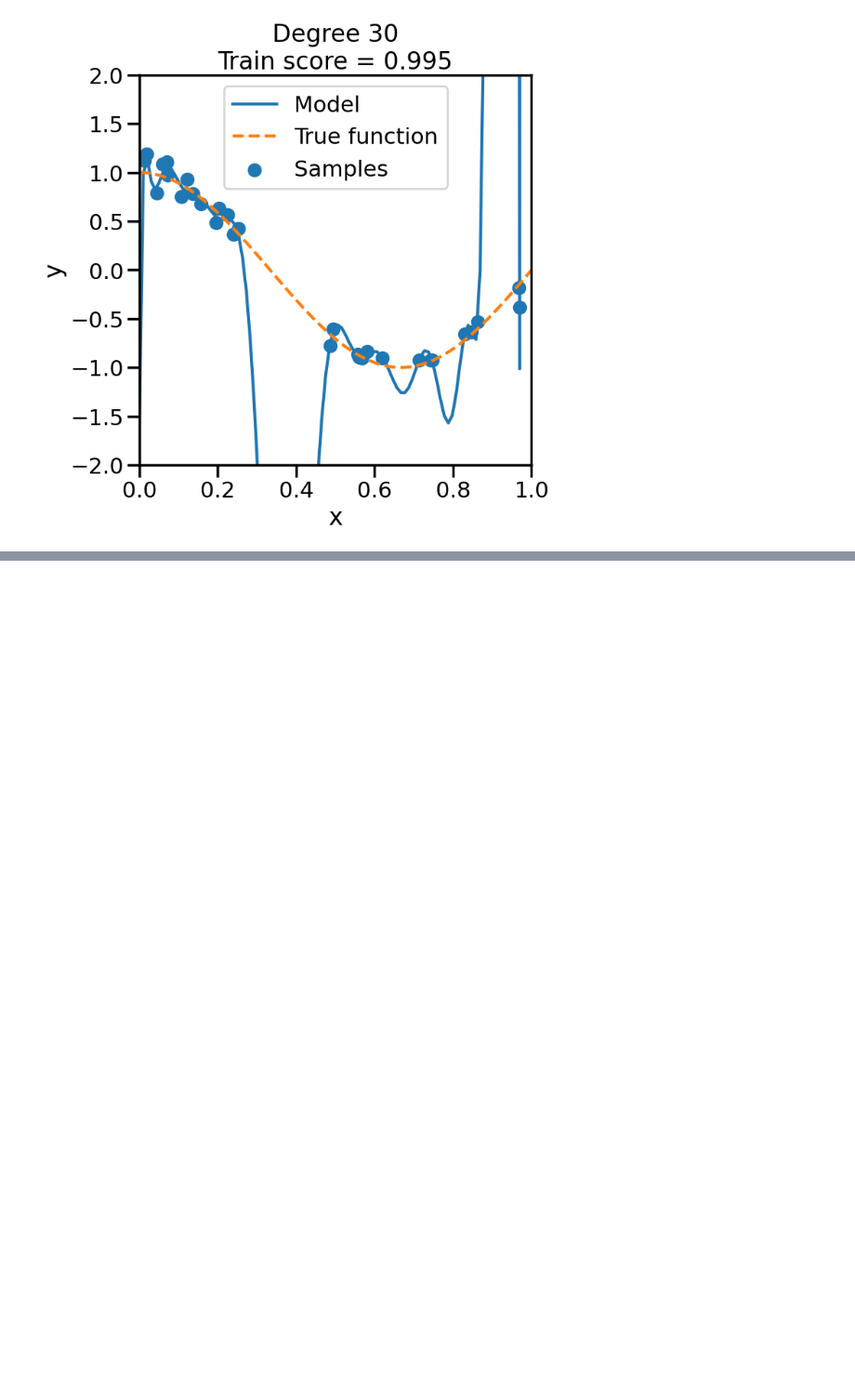
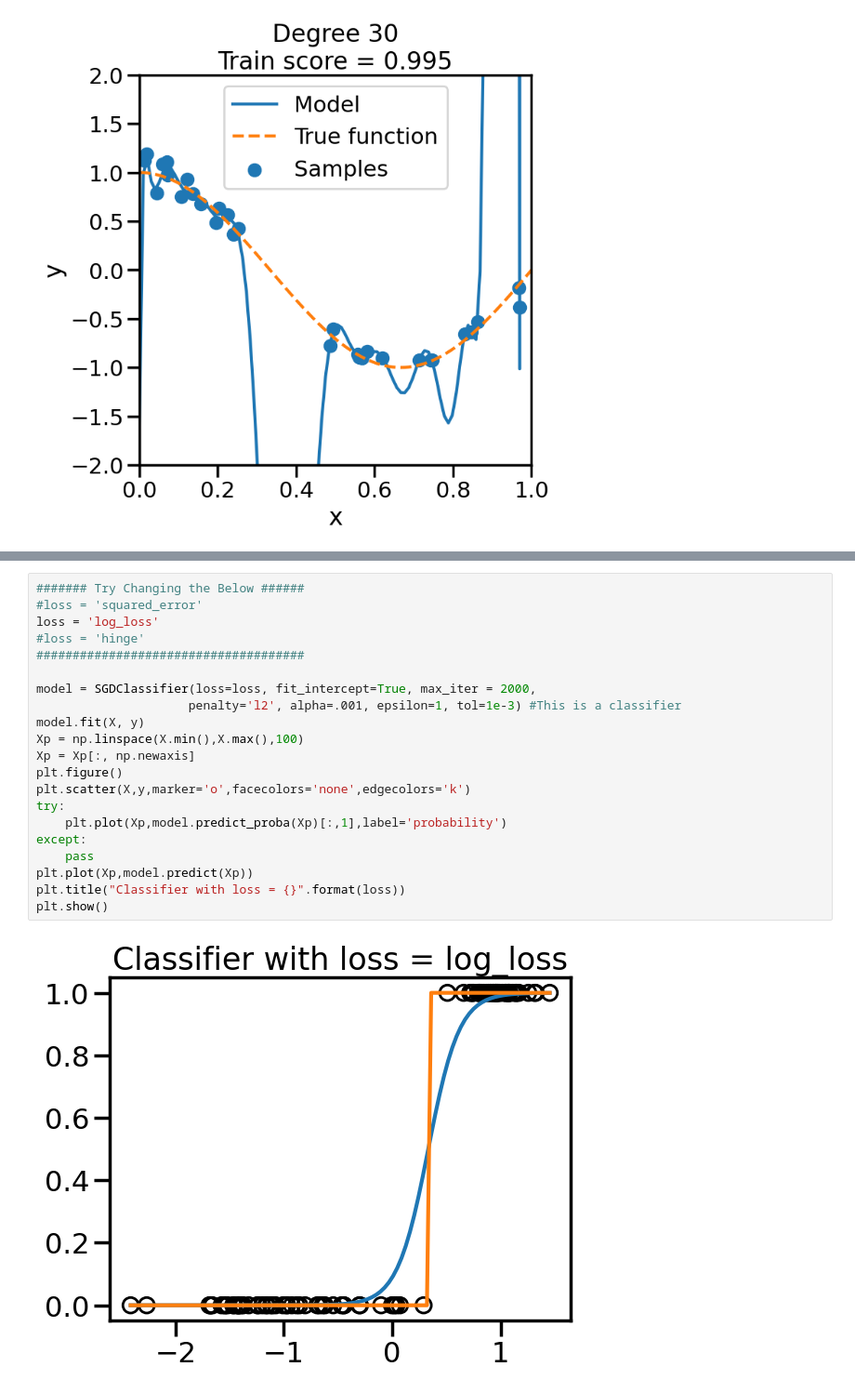
Before and after one commit to MohammadHHasan2/ME4452, a Jupyter notebook: Linear Regression/Linear_Regression.ipynb, the cells around one changed output, grey strips where cells are left out. Shown at 93% size. Drawn from its saved outputs; the diff is of its cells as text; blank space fills up the shorter version.

```diff
--- a/Linear Regression/Linear_Regression.ipynb
+++ b/Linear Regression/Linear_Regression.ipynb
@@ -160,0 +210,23 @@ The polynomial fits above vary in performance. Increasing the polynomial degree
+# %%
+####### Try Changing the Below ######
+#loss = 'squared_error'
+loss = 'log_loss'
+#loss = 'hinge'
+#####################################
+
+model = SGDClassifier(loss=loss, fit_intercept=True, max_iter = 2000,
+                     penalty='l2', alpha=.001, epsilon=1, tol=1e-3) #This is a classifier
+model.fit(X, y)
+Xp = np.linspace(X.min(),X.max(),100)
+Xp = Xp[:, np.newaxis]
+plt.figure()
+plt.scatter(X,y,marker='o',facecolors='none',edgecolors='k')
+try:
+    plt.plot(Xp,model.predict_proba(Xp)[:,1],label='probability')
+except:
+    pass
+plt.plot(Xp,model.predict(Xp))
+plt.title("Classifier with loss = {}".format(loss))
+plt.show()
+# %% [output]
+[figure, added]
```
Also changed, not shown: parts of 8 cells of this notebook.
